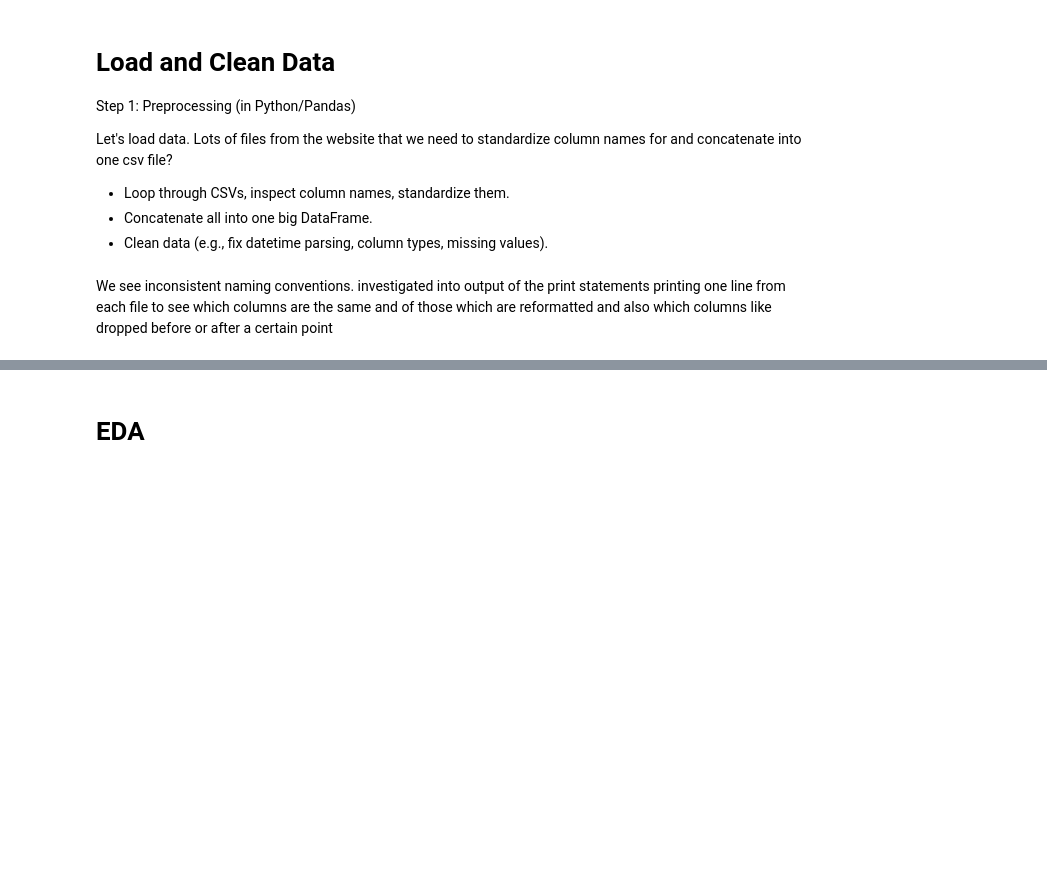
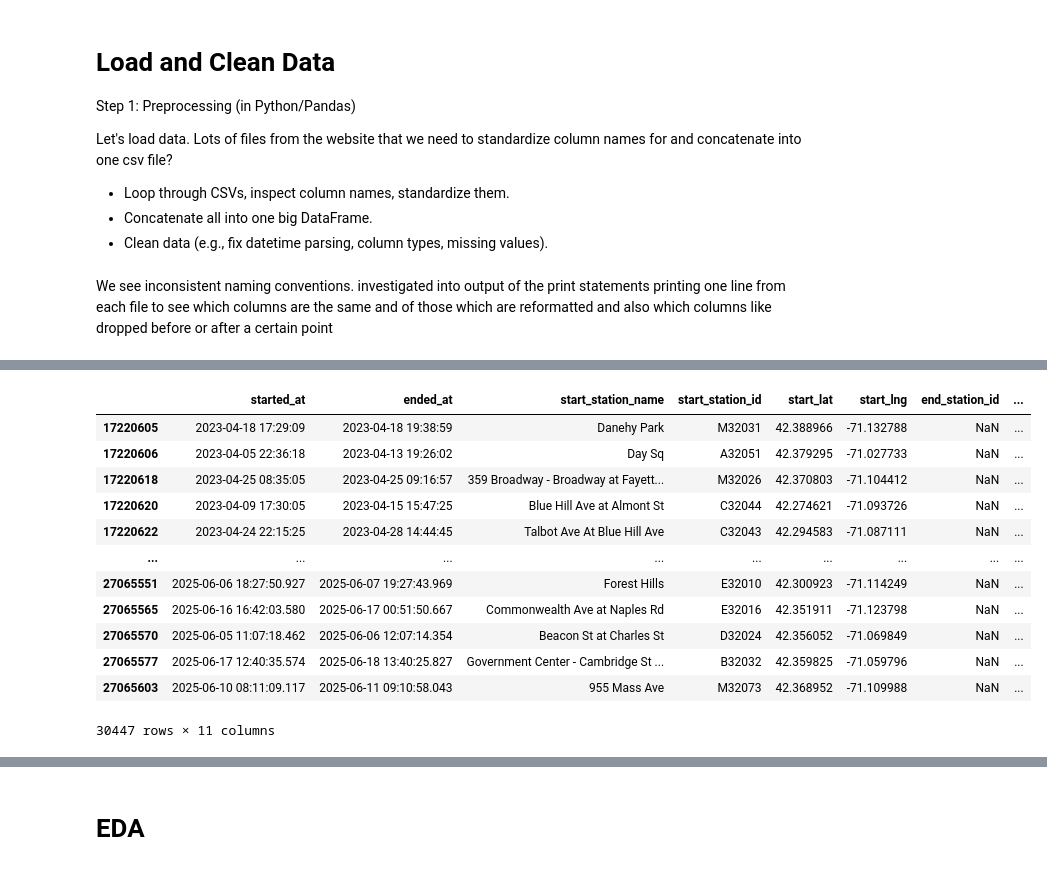
Before and after one commit to ejwang8/bike-share-eda-modelling-dashboard, a Jupyter notebook: bike-eda-modelling.ipynb, the cells around one changed output, grey strips where cells are left out. Saved outputs shown, nothing was run; the diff lists cells and outputs as text; code cells hidden in the pictures; blank space fills up the shorter version.

```diff
--- a/bike-eda-modelling.ipynb
+++ b/bike-eda-modelling.ipynb
@@ -151,0 +236,20 @@ then i'll rename columns, standardize formatting, and visualize with EDA as well
+# %%
+# view rows with at least one NaN value
+big_df[big_df.isna().any(axis=1)]
+
+# notice a lot of these bike rides lasted over a day ... maybe they were abandoned/lost/stolen/data entry error/broken dock so will drop probably
+# to test let's engineer a new trip_duration feature from started_at and ended_at
+# %% [output]
+|  | started_at | ended_at | start_station_name | start_station_id | start_lat | start_lng | end_station_id | ... |
+| 17220605 | 2023-04-18 17:29:09 | 2023-04-18 19:38:59 | Danehy Park | M32031 | 42.388966 | -71.132788 | NaN | ... |
+| 17220606 | 2023-04-05 22:36:18 | 2023-04-13 19:26:02 | Day Sq | A32051 | 42.379295 | -71.027733 | NaN | ... |
+| 17220618 | 2023-04-25 08:35:05 | 2023-04-25 09:16:57 | 359 Broadway - Broadway at Fayett... | M32026 | 42.370803 | -71.104412 | NaN | ... |
+| 17220620 | 2023-04-09 17:30:05 | 2023-04-15 15:47:25 | Blue Hill Ave at Almont St | C32044 | 42.274621 | -71.093726 | NaN | ... |
+| 17220622 | 2023-04-24 22:15:25 | 2023-04-28 14:44:45 | Talbot Ave At Blue Hill Ave | C32043 | 42.294583 | -71.087111 | NaN | ... |
+| ... | ... | ... | ... | ... | ... | ... | ... | ... |
+| 27065551 | 2025-06-06 18:27:50.927 | 2025-06-07 19:27:43.969 | Forest Hills | E32010 | 42.300923 | -71.114249 | NaN | ... |
+| 27065565 | 2025-06-16 16:42:03.580 | 2025-06-17 00:51:50.667 | Commonwealth Ave at Naples Rd | E32016 | 42.351911 | -71.123798 | NaN | ... |
+| 27065570 | 2025-06-05 11:07:18.462 | 2025-06-06 12:07:14.354 | Beacon St at Charles St | D32024 | 42.356052 | -71.069849 | NaN | ... |
+| 27065577 | 2025-06-17 12:40:35.574 | 2025-06-18 13:40:25.827 | Government Center - Cambridge St ... | B32032 | 42.359825 | -71.059796 | NaN | ... |
+| 27065603 | 2025-06-10 08:11:09.117 | 2025-06-11 09:10:58.043 | 955 Mass Ave | M32073 | 42.368952 | -71.109988 | NaN | ... |
+30447 rows × 11 columns
```
Also changed, not shown: parts of 37 cells of this notebook.
